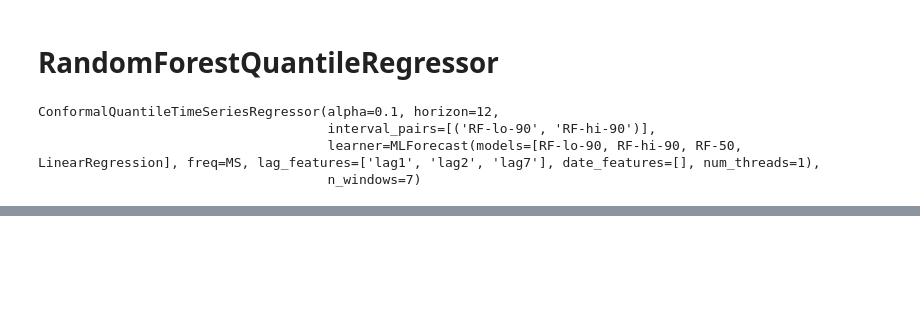
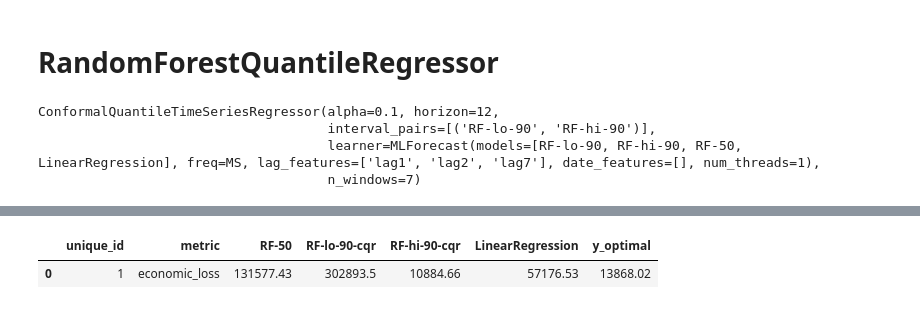
Before and after one commit to heylucasleao/tinyconformal, a Jupyter notebook: examples/series/metalog.ipynb, the cells around one changed output, grey strips where cells are left out. Saved outputs shown, nothing was run; the diff lists cells and outputs as text; code cells hidden in the pictures; blank space fills up the shorter version.

```diff
--- a/examples/series/metalog.ipynb
+++ b/examples/series/metalog.ipynb
@@ -145,0 +160,45 @@ newsvendor.optimize_order_quantity(preds[["unique_id", "ds", "RF-50", "RF-lo-90-
+# %%
+def economic_loss(
+    df: pd.DataFrame,
+    models: List[str],
+    id_col: str = "unique_id",
+    target_col: str = "y",
+    cost_understock: Union[str, float] = "cu",
+    cost_overstock: Union[str, float] = "co",
+) -> pd.DataFrame:
+
+    if not models:
+        raise ValueError("The 'models' list cannot be empty.")
+    missing_models = [m for m in models if m not in df.columns]
+    if missing_models:
+        raise ValueError(f"Missing model columns: {missing_models}")
+
+    y = df[target_col].to_numpy()[:, None]
+    cu = (
+        df[cost_understock].to_numpy()[:, None]
+        if isinstance(cost_understock, str) and cost_understock in df.columns
+        else cost_understock
+    )
+    co = (
+        df[cost_overstock].to_numpy()[:, None]
+        if isinstance(cost_overstock, str) and cost_overstock in df.columns
+        else cost_overstock
+    )
+
+    preds = df[models].to_numpy()
+
+    # Diferença: (y - y_hat)
+    # y > y_hat -> cu (understock = diff)
+    # y < y_hat -> co  (overstock = -diff)
+    diff = y - preds
+    loss = np.round(np.maximum(0, diff) * cu + np.maximum(0, -diff) * co, 2)
+
+    loss_df = pd.DataFrame(loss, columns=models, index=df.index)
+    res = loss_df.groupby(df[id_col], observed=True).sum().reset_index()
+
+    res.insert(1, "metric", "economic_loss")
+    return res
+# %%
+%%time
+economic_loss(res, ["RF-50", "RF-lo-90-cqr", "RF-hi-90-cqr", "LinearRegression", "y_optimal"], id_col="unique_id")
+# %% [output]
@@ -145,0 +207,2 @@ newsvendor.optimize_order_quantity(preds[["unique_id", "ds", "RF-50", "RF-lo-90-
+|  | unique_id | metric | RF-50 | RF-lo-90-cqr | RF-hi-90-cqr | LinearRegression | y_optimal |
+| 0 | 1 | economic_loss | 131577.43 | 302893.5 | 10884.66 | 57176.53 | 13868.02 |
```
Also changed, not shown: parts of 6 cells of this notebook.
